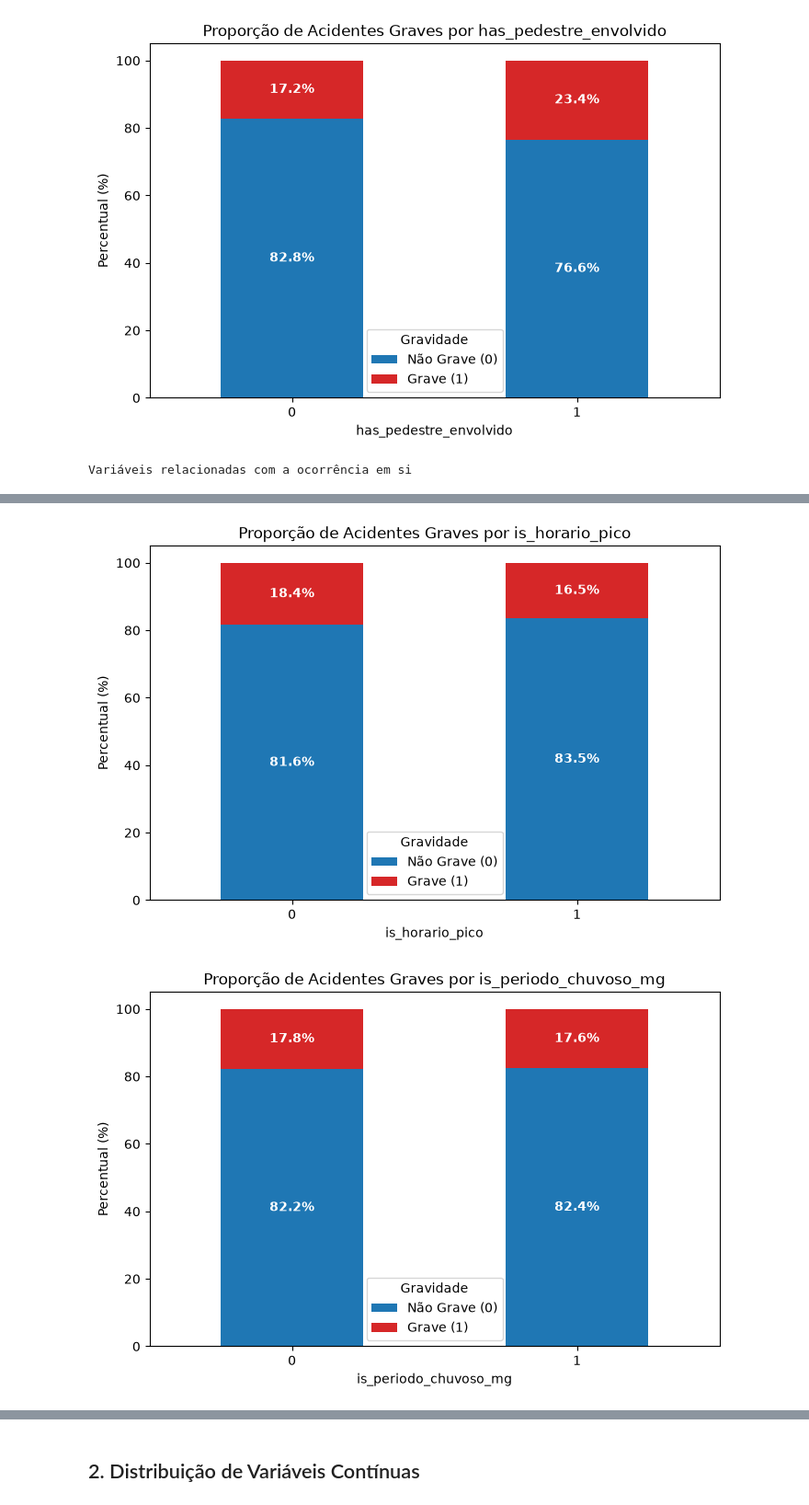
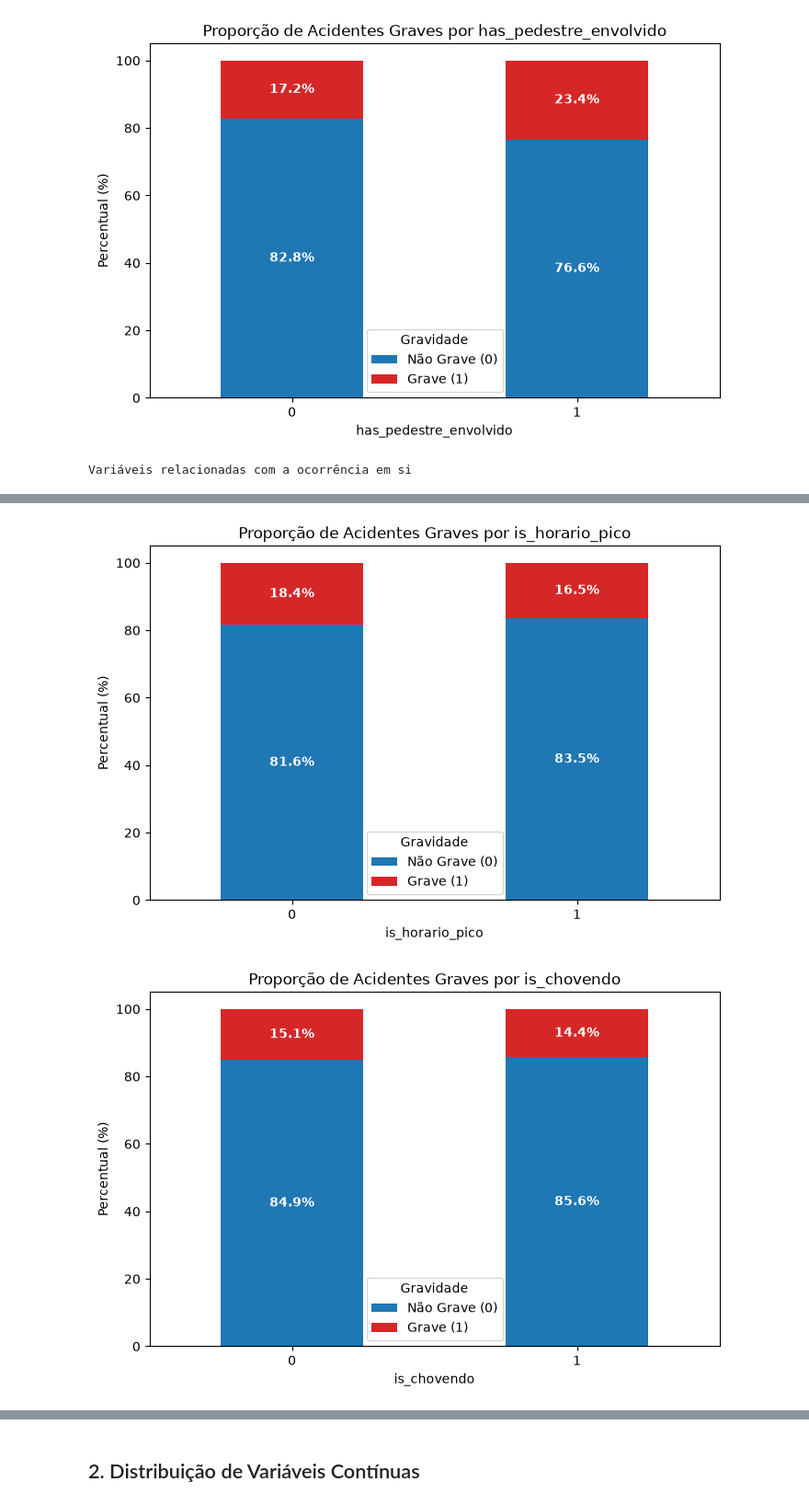
Before and after one commit to luan-gomes/road-traffic-accident-severity-prediction-mg, a Jupyter notebook: notebooks/eda.ipynb, the cells around one changed output, grey strips where cells are left out. Shown at 92% size. Saved outputs shown, nothing was run; the diff lists cells and outputs as text; code cells hidden in the pictures.

```diff
--- a/notebooks/eda.ipynb
+++ b/notebooks/eda.ipynb
@@ -249,0 +271,10 @@ Transformações e Atributos Agregados:
+# %%
+from src.raining import load_inmet_precipitation_data
+
+df_estacoes, df_precipitacao = load_inmet_precipitation_data(DATA_DIR / 'inmet')
+print(f"Estações carregadas: {len(df_estacoes)}")
+print(f"Período: {df_precipitacao.index.min()} a {df_precipitacao.index.max()} (horário UTC)")
+print(f"Precipitação horária: mínimo de {df_precipitacao.min().min()} mm e máximo de {df_precipitacao.max().max()} mm")
+print(f"Menor precipitação maior que 0: {df_precipitacao[df_precipitacao > 0].min().min()} mm")
+display(df_estacoes.head())
+display(df_precipitacao.head())
@@ -386,6 +446,8 @@ df_final_abt = build_analytical_base_table(
     df_condicoes=df_per_data_group['condicoes'],
     df_via=df_per_data_group['via'],
     df_veiculos=df_per_data_group['veiculo'],
+    df_estacoes=df_estacoes,
+    df_precipitacao=df_precipitacao
 )
 display_basic_df_info('Base de Dados final', df_final_abt)
 # %% [output]
@@ -640,20 +735,20 @@ Variáveis relacionadas com vítimas
 # %%
 print('Variáveis relacionadas com a ocorrência em si')
 plot_proporcao_gravidade(df_abt, 'is_municipio_bh')
 plot_proporcao_gravidade(df_abt, 'is_rmbh')
 plot_proporcao_gravidade(df_abt, 'is_fim_de_semana')
 plot_proporcao_gravidade(df_abt, 'is_madrugada')
 plot_proporcao_gravidade(df_abt, 'is_horario_pico')
-plot_proporcao_gravidade(df_abt, 'is_periodo_chuvoso_mg')
+plot_proporcao_gravidade(df_abt, 'is_chovendo')
 plot_proporcao_gravidade(df_abt, 'is_via_rapida')
 # %% [output]
 Variáveis relacionadas com a ocorrência em si
 [figure]
 [figure]
 [figure]
 [figure]
 [figure]
-[figure, old version]
+[figure, new version]
 [figure]
 # %%
 print('Presença de registro nas tabelas secundárias')
```
Also changed, not shown: parts of 15 cells of this notebook, 2 other files.
